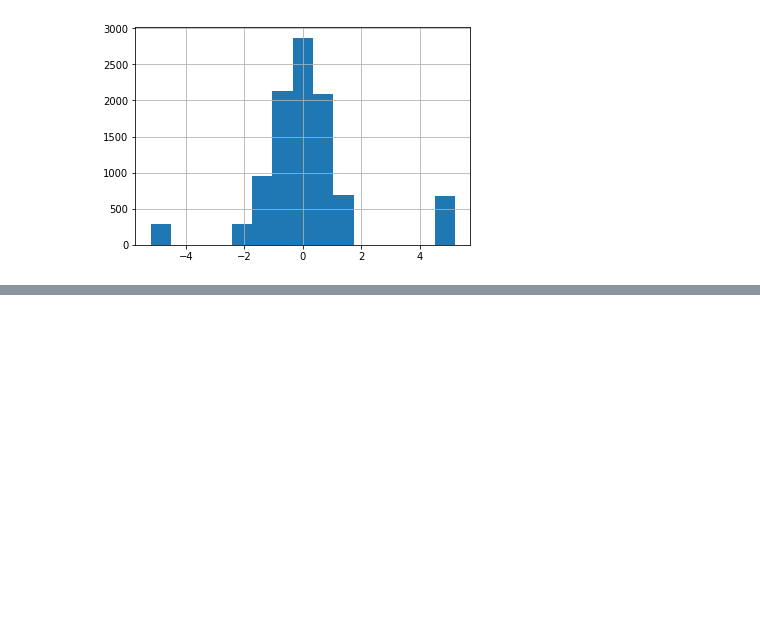
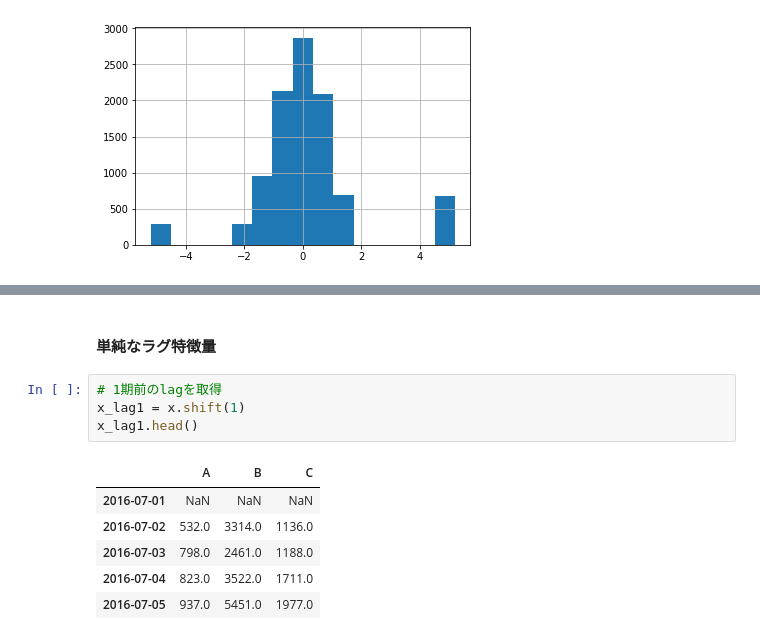
Before and after one commit to mimosom/study, a Jupyter notebook: kagglebook/ch03.ipynb, the cells around one changed output, grey strips where cells are left out. Drawn from its saved outputs; the diff is of its cells as text; blank space fills up the shorter version.

```diff
--- a/kagglebook/ch03.ipynb
+++ b/kagglebook/ch03.ipynb
@@ -172,0 +197,13 @@ train_x['amount'].hist(bins=15)
+# %% [markdown]
+#### 単純なラグ特徴量
+# %%
+# 1期前のlagを取得
+x_lag1 = x.shift(1)
+x_lag1.head()
+# %% [output]
+|  | A | B | C |
+| 2016-07-01 | NaN | NaN | NaN |
+| 2016-07-02 | 532.0 | 3314.0 | 1136.0 |
+| 2016-07-03 | 798.0 | 2461.0 | 1188.0 |
+| 2016-07-04 | 823.0 | 3522.0 | 1711.0 |
+| 2016-07-05 | 937.0 | 5451.0 | 1977.0 |
```
Also changed, not shown: parts of 32 cells of this notebook.
